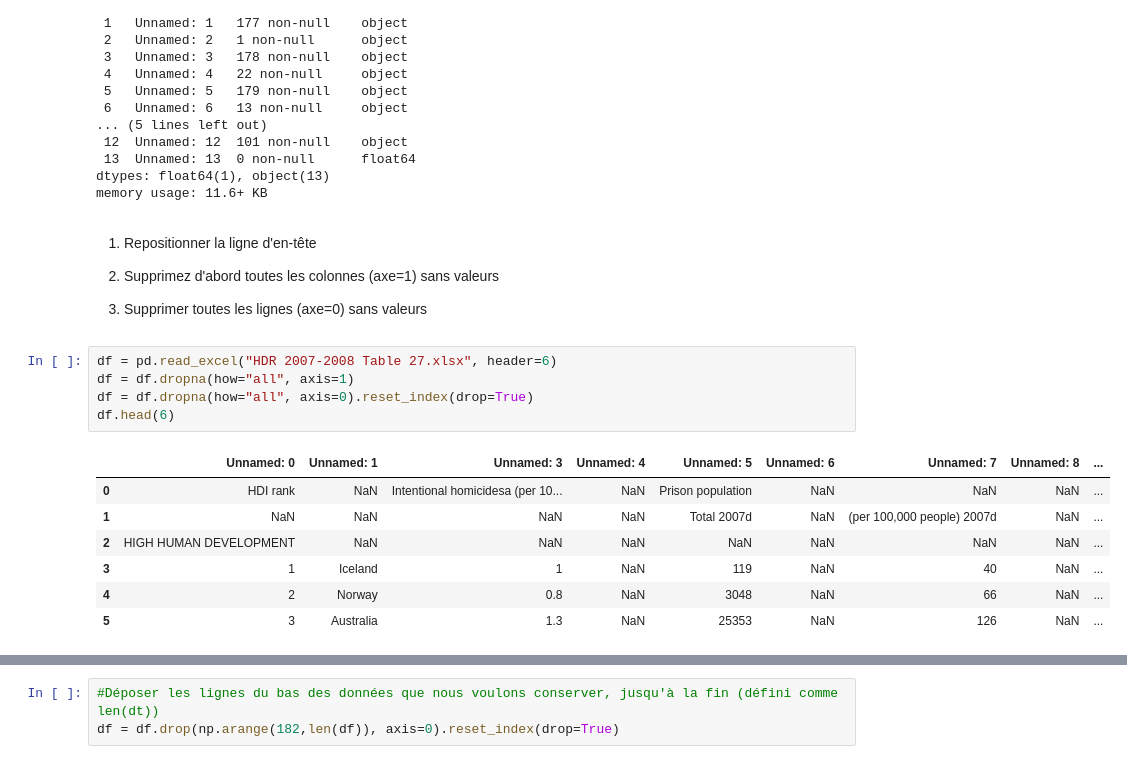
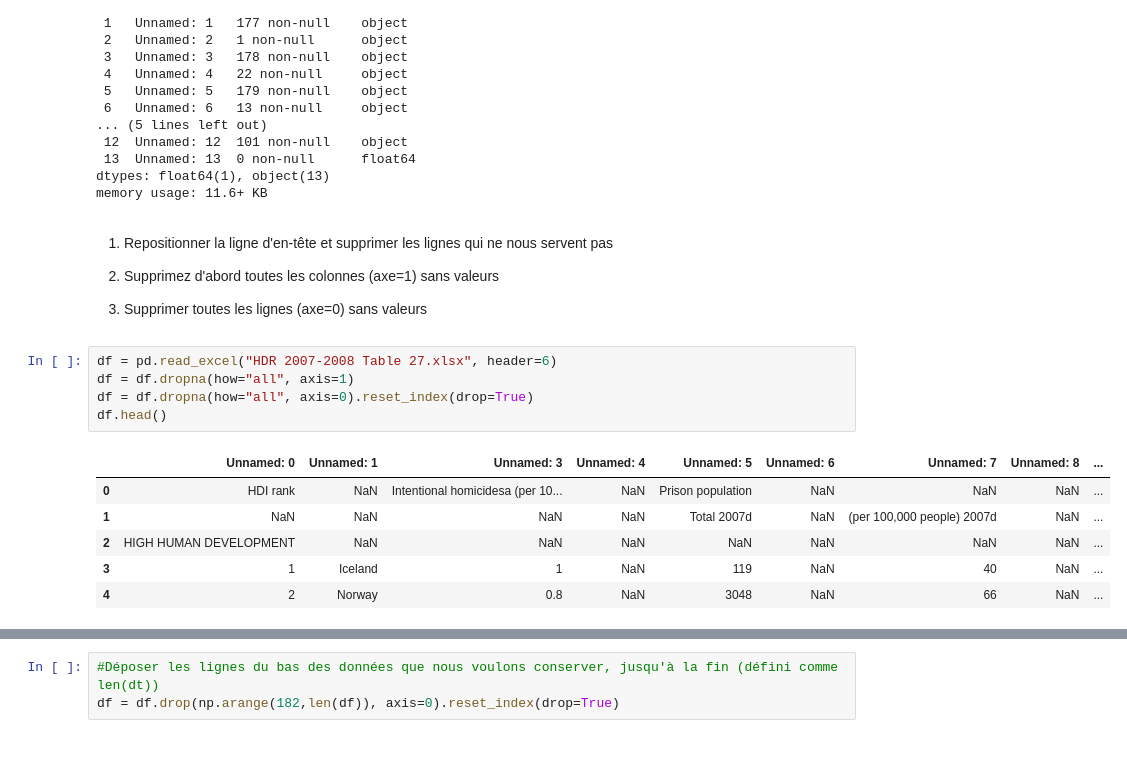
Before and after one commit to marieaimee40/test-sbc4d, a Jupyter notebook: data-wrangling-course.ipynb, the cells around one changed output, grey strips where cells are left out. Drawn from its saved outputs; the diff is of its cells as text.

```diff
--- a/data-wrangling-course.ipynb
+++ b/data-wrangling-course.ipynb
@@ -52,7 +96,7 @@ Data columns (total 14 columns):
 dtypes: float64(1), object(13)
 memory usage: 11.6+ KB
 # %% [markdown]
-1. Repositionner la ligne d'en-tête
+1. Repositionner la ligne d'en-tête et supprimer les lignes qui ne nous servent pas
 
 2. Supprimez d'abord toutes les colonnes (axe=1) sans valeurs
 
@@ -60,13 +104,12 @@ memory usage: 11.6+ KB
 # %%
 df = pd.read_excel("HDR 2007-2008 Table 27.xlsx", header=6)
 df = df.dropna(how="all", axis=1)
 df = df.dropna(how="all", axis=0).reset_index(drop=True)
-df.head(6)
+df.head()
 # %% [output]
 |  | Unnamed: 0 | Unnamed: 1 | Unnamed: 3 | Unnamed: 4 | Unnamed: 5 | Unnamed: 6 | Unnamed: 7 | Unnamed: 8 | ... |
 | 0 | HDI rank | NaN | Intentional homicidesa (per 10... | NaN | Prison population | NaN | NaN | NaN | ... |
 | 1 | NaN | NaN | NaN | NaN | Total 2007d | NaN | (per 100,000 people) 2007d | NaN | ... |
 | 2 | HIGH HUMAN DEVELOPMENT | NaN | NaN | NaN | NaN | NaN | NaN | NaN | ... |
 | 3 | 1 | Iceland | 1 | NaN | 119 | NaN | 40 | NaN | ... |
 | 4 | 2 | Norway | 0.8 | NaN | 3048 | NaN | 66 | NaN | ... |
-| 5 | 3 | Australia | 1.3 | NaN | 25353 | NaN | 126 | NaN | ... |
```
Also changed, not shown: parts of 21 cells of this notebook, 5 other files.
